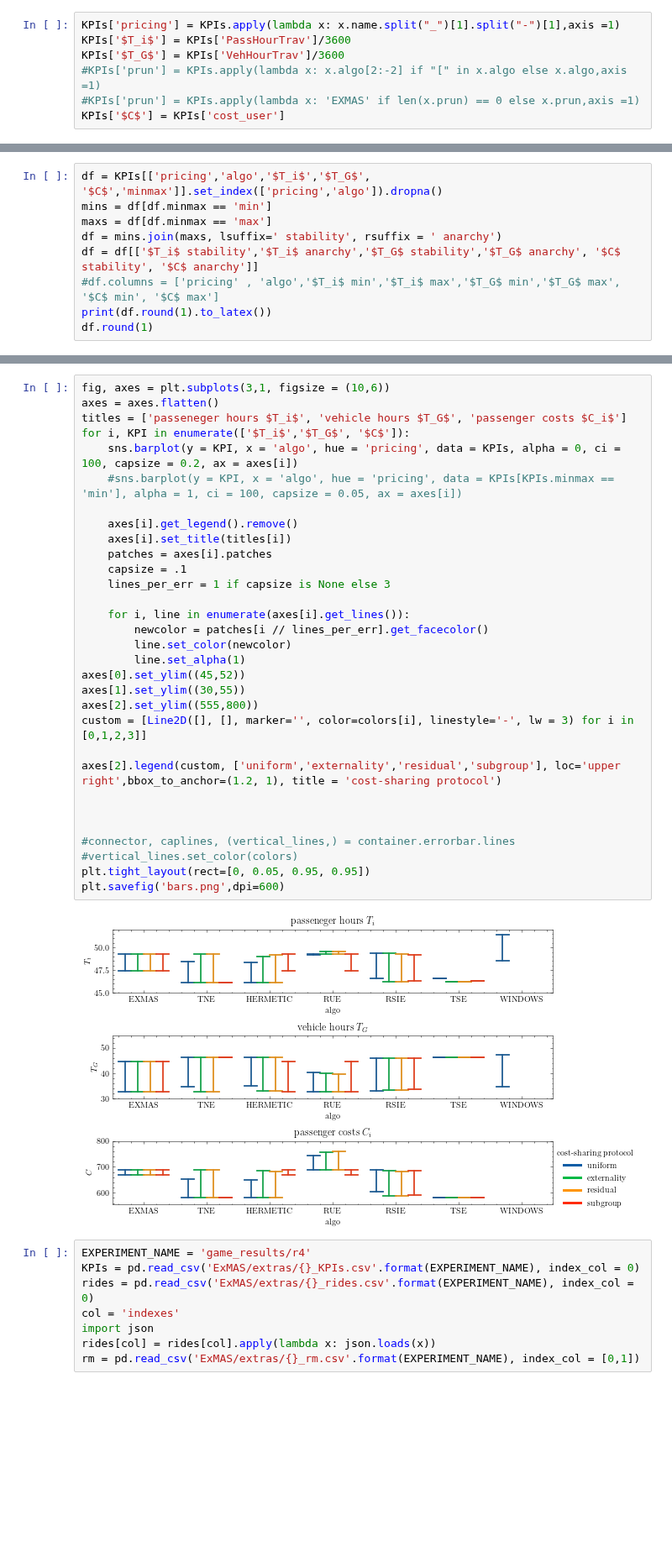
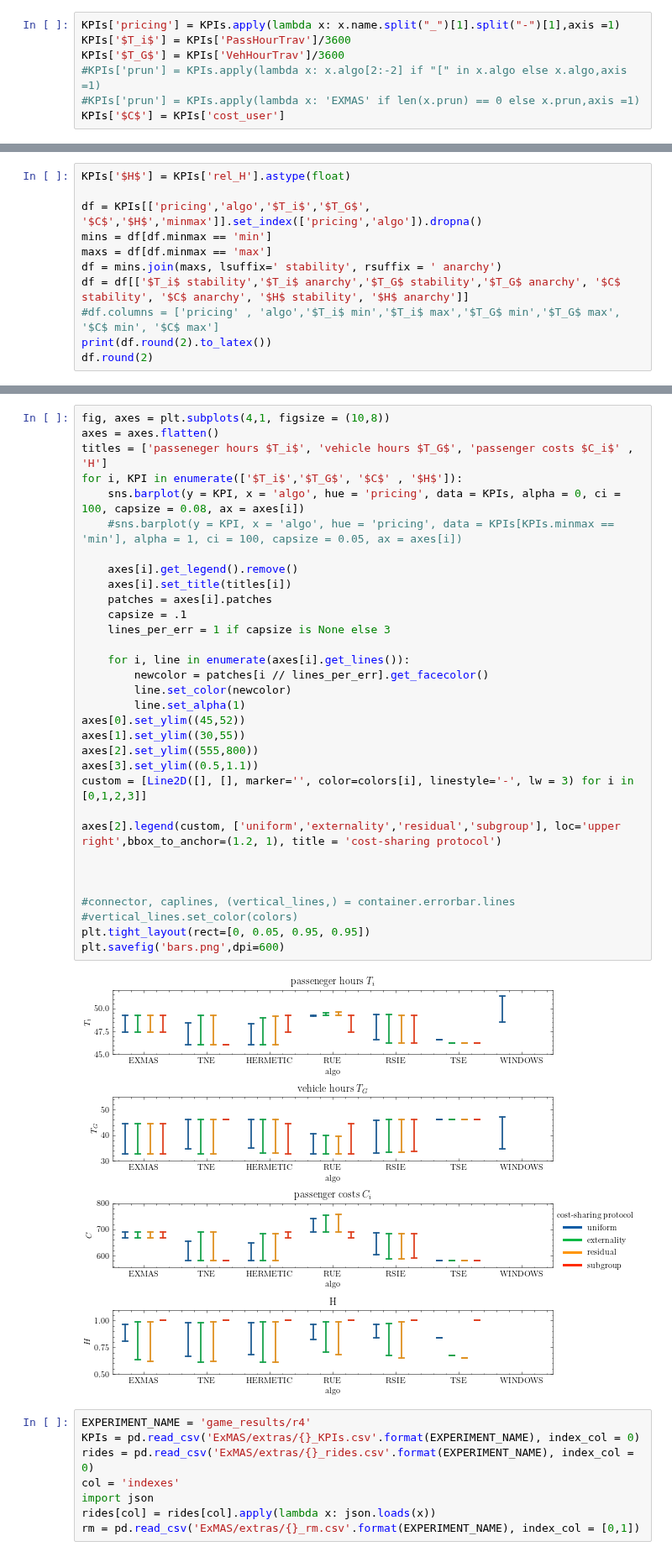
Before and after one commit to RafalKucharskiPK/ExMAS, a Jupyter notebook: ExMAS/spinoffs/game/paper_results.ipynb, the cells around one changed output, grey strips where cells are left out. Shown at 84% size. Cells and saved outputs as stored; diff of their text form; blank space fills up the shorter version.

```diff
--- a/ExMAS/spinoffs/game/paper_results.ipynb
+++ b/ExMAS/spinoffs/game/paper_results.ipynb
@@ -160,10 +211,12 @@ KPIs['$C$'] = KPIs['cost_user']
 # %%
-df = KPIs[['pricing','algo','$T_i$','$T_G$', '$C$','minmax']].set_index(['pricing','algo']).dropna()
+KPIs['$H$'] = KPIs['rel_H'].astype(float)
+
+df = KPIs[['pricing','algo','$T_i$','$T_G$', '$C$','$H$','minmax']].set_index(['pricing','algo']).dropna()
 mins = df[df.minmax == 'min']
 maxs = df[df.minmax == 'max']
 df = mins.join(maxs, lsuffix=' stability', rsuffix = ' anarchy')
-df = df[['$T_i$ stability','$T_i$ anarchy','$T_G$ stability','$T_G$ anarchy', '$C$ stability', '$C$ anarchy']]
+df = df[['$T_i$ stability','$T_i$ anarchy','$T_G$ stability','$T_G$ anarchy', '$C$ stability', '$C$ anarchy', '$H$ stability', '$H$ anarchy']]
 #df.columns = ['pricing' , 'algo','$T_i$ min','$T_i$ max','$T_G$ min','$T_G$ max', '$C$ min', '$C$ max']
-print(df.round(1).to_latex())
-df.round(1)
+print(df.round(2).to_latex())
+df.round(2)
 # %% [output]
@@ -205,36 +258,37 @@ EXTERNALITY & EXMAS &             49.3 &           47.4 &             32.7 &
 # %%
-fig, axes = plt.subplots(3,1, figsize = (10,6))
+fig, axes = plt.subplots(4,1, figsize = (10,8))
 axes = axes.flatten()
-titles = ['passeneger hours $T_i$', 'vehicle hours $T_G$', 'passenger costs $C_i$']
-for i, KPI in enumerate(['$T_i$','$T_G$', '$C$']):
-    sns.barplot(y = KPI, x = 'algo', hue = 'pricing', data = KPIs, alpha = 0, ci = 100, capsize = 0.2, ax = axes[i])
+titles = ['passeneger hours $T_i$', 'vehicle hours $T_G$', 'passenger costs $C_i$' , 'H']
+for i, KPI in enumerate(['$T_i$','$T_G$', '$C$' , '$H$']):
+    sns.barplot(y = KPI, x = 'algo', hue = 'pricing', data = KPIs, alpha = 0, ci = 100, capsize = 0.08, ax = axes[i])
     #sns.barplot(y = KPI, x = 'algo', hue = 'pricing', data = KPIs[KPIs.minmax == 'min'], alpha = 1, ci = 100, capsize = 0.05, ax = axes[i])
 
     axes[i].get_legend().remove()
     axes[i].set_title(titles[i])
     patches = axes[i].patches
     capsize = .1
     lines_per_err = 1 if capsize is None else 3
 
     for i, line in enumerate(axes[i].get_lines()):
         newcolor = patches[i // lines_per_err].get_facecolor()
         line.set_color(newcolor)
         line.set_alpha(1)
 axes[0].set_ylim((45,52))
 axes[1].set_ylim((30,55))
 axes[2].set_ylim((555,800))
+axes[3].set_ylim((0.5,1.1))
 custom = [Line2D([], [], marker='', color=colors[i], linestyle='-', lw = 3) for i in [0,1,2,3]]
 
 axes[2].legend(custom, ['uniform','externality','residual','subgroup'], loc='upper right',bbox_to_anchor=(1.2, 1), title = 'cost-sharing protocol')
 
 
 
 #connector, caplines, (vertical_lines,) = container.errorbar.lines
 #vertical_lines.set_color(colors)
 plt.tight_layout(rect=[0, 0.05, 0.95, 0.95])
 plt.savefig('bars.png',dpi=600)
 # %% [output]
-[figure, old version]
+[figure, new version]
 # %%
 EXPERIMENT_NAME = 'game_results/r4'
 KPIs = pd.read_csv('ExMAS/extras/{}_KPIs.csv'.format(EXPERIMENT_NAME), index_col = 0)
```
Also changed, not shown: parts of 2 cells of this notebook, 5 other files.
